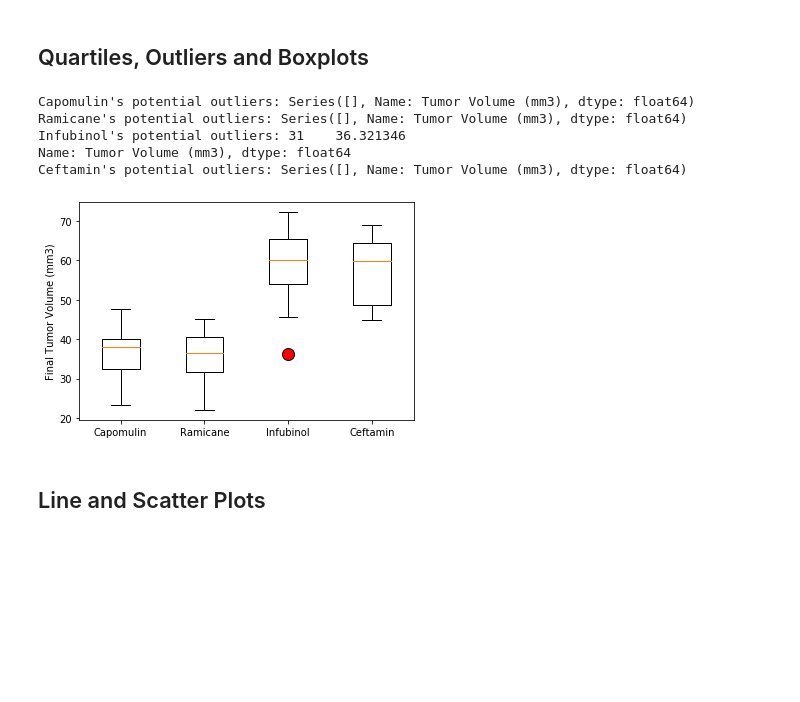
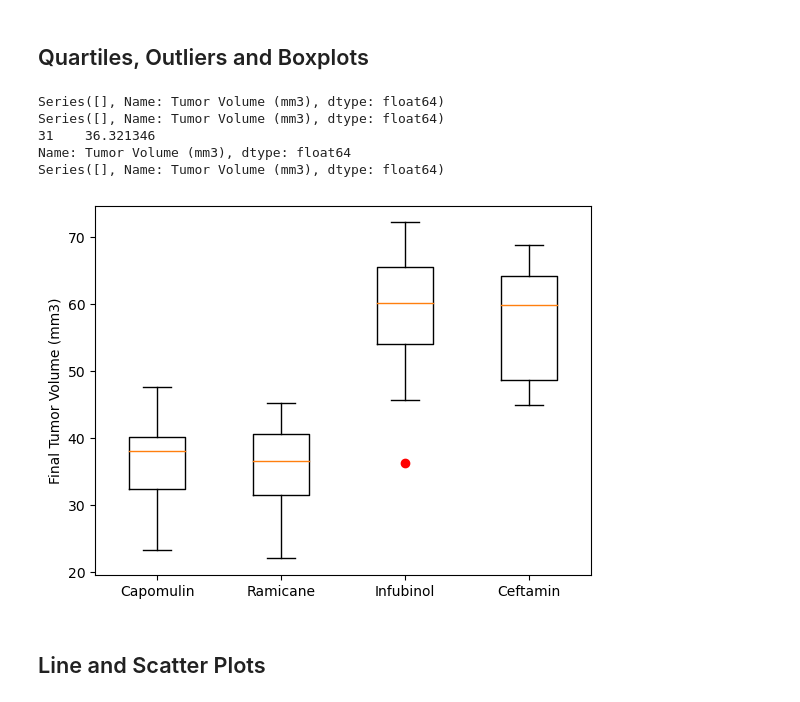
Before and after one commit to JustinePile/matplotlib-challenge, a Jupyter notebook: pymaceuticals.ipynb, the cells around one changed output. Drawn from its saved outputs; the diff is of its cells as text; code cells hidden in the pictures; blank space fills up the shorter version.

```diff
--- a/pymaceuticals.ipynb
+++ b/pymaceuticals.ipynb
@@ -170,30 +162,51 @@ plt.show()
 # %%
+
+# Calculate the final tumor volume of each mouse across four of the treatment regimens:
+# Capomulin, Ramicane, Infubinol, and Ceftamin
+
+# Get the last (greatest) timepoint for each mouse
+# Merge this group df with the original dataframe to get the tumor volume at the last timepoint
+mouse_tumor = clean_df.groupby(["Mouse ID"]).max()
+mouse_tumor = mouse_tumor.reset_index()
+merged_data = mouse_tumor[["Mouse ID", "Timepoint"]].merge(clean_df,on=["Mouse ID", "Timepoint"])
+
 # Put treatments into a list for for loop (and later for plot labels)
-
-
+drugs = ["Capomulin", "Ramicane", "Infubinol", "Ceftamin"]
 # Create empty list to fill with tumor vol data (for plotting)
-
+tumor_vol_data = []
 
 # Calculate the IQR and quantitatively determine if there are any potential outliers.
+    # Locate the rows which contain mice on each drug and get the tumor volumes
+    # add subset
+    # Determine outliers using upper and lower bounds
+for drug in drugs:
+    regimen_data = merged_data.loc[merged_data["Drug Regimen"] == drug]["Tumor Volume (mm3)"]
 
+    quartiles = regimen_data.quantile([.25,.5,.75])
+    quart_first = quartiles[0.25]
+    quart_last = quartiles[0.75]
+    quart_range = quart_last - quart_first
+    lower_bound = quart_first - (1.5 * quart_range)
+    upper_bound = quart_last + (1.5 * quart_range)
 
-    # Locate the rows which contain mice on each drug and get the tumor volumes
+    outliers = regimen_data.loc[(regimen_data < lower_bound) | (regimen_data > upper_bound)]
+    print(outliers)
 
-
-    # add subset
-
-
-    # Determine outliers using upper and lower bounds
+    tumor_vol_data.append(merged_data[merged_data["Drug Regimen"]==drug]["Tumor Volume (mm3)"])
 # %% [output]
-Capomulin's potential outliers: Series([], Name: Tumor Volume (mm3), dtype: float64)
-Ramicane's potential outliers: Series([], Name: Tumor Volume (mm3), dtype: float64)
-Infubinol's potential outliers: 31    36.321346
+Series([], Name: Tumor Volume (mm3), dtype: float64)
+Series([], Name: Tumor Volume (mm3), dtype: float64)
+31    36.321346
 Name: Tumor Volume (mm3), dtype: float64
-Ceftamin's potential outliers: Series([], Name: Tumor Volume (mm3), dtype: float64)
+Series([], Name: Tumor Volume (mm3), dtype: float64)
 # %%
 # Generate a box plot that shows the distrubution of the tumor volume for each treatment group.
+
+plt.boxplot(tumor_vol_data, labels=drugs, sym="r")
+plt.ylabel('Final Tumor Volume (mm3)')
+plt.show()
 # %% [output]
-[figure, old version]
+[figure, new version]
 # %% [markdown]
 ## Line and Scatter Plots
 # %%
```
Also changed, not shown: parts of 5 cells of this notebook.
